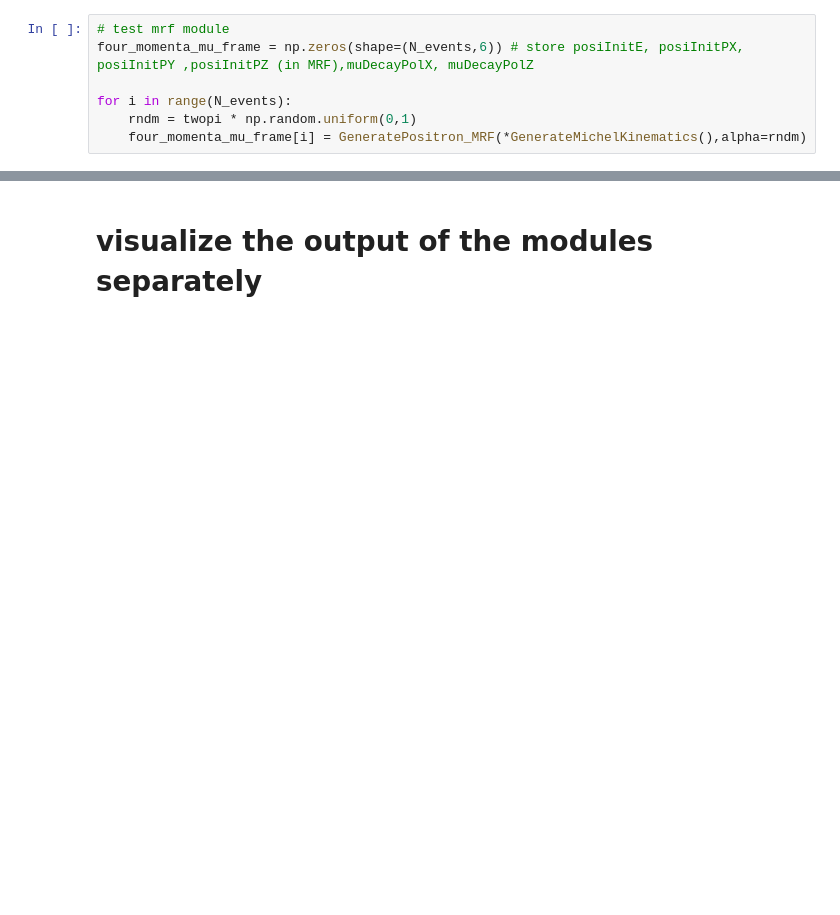
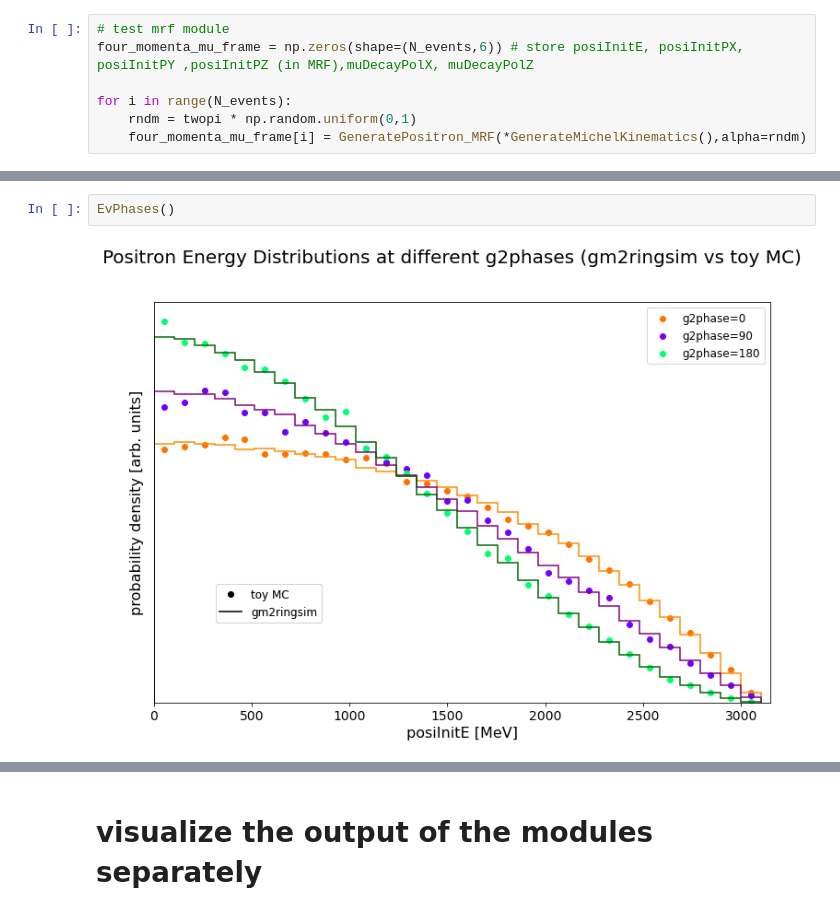
Before and after one commit to junkai2998/HybridMCforGM2, a Jupyter notebook: 02_positron_sampling/new_feature.ipynb, the cells around one changed output, grey strips where cells are left out. Saved outputs shown, nothing was run; the diff lists cells and outputs as text; blank space fills up the shorter version.

```diff
--- a/02_positron_sampling/new_feature.ipynb
+++ b/02_positron_sampling/new_feature.ipynb
@@ -344,0 +411,4 @@ for i in range(N_events):
+# %%
+EvPhases()
+# %% [output]
+[figure, added]
```
Also changed, not shown: parts of 21 cells of this notebook, 3 other files.
